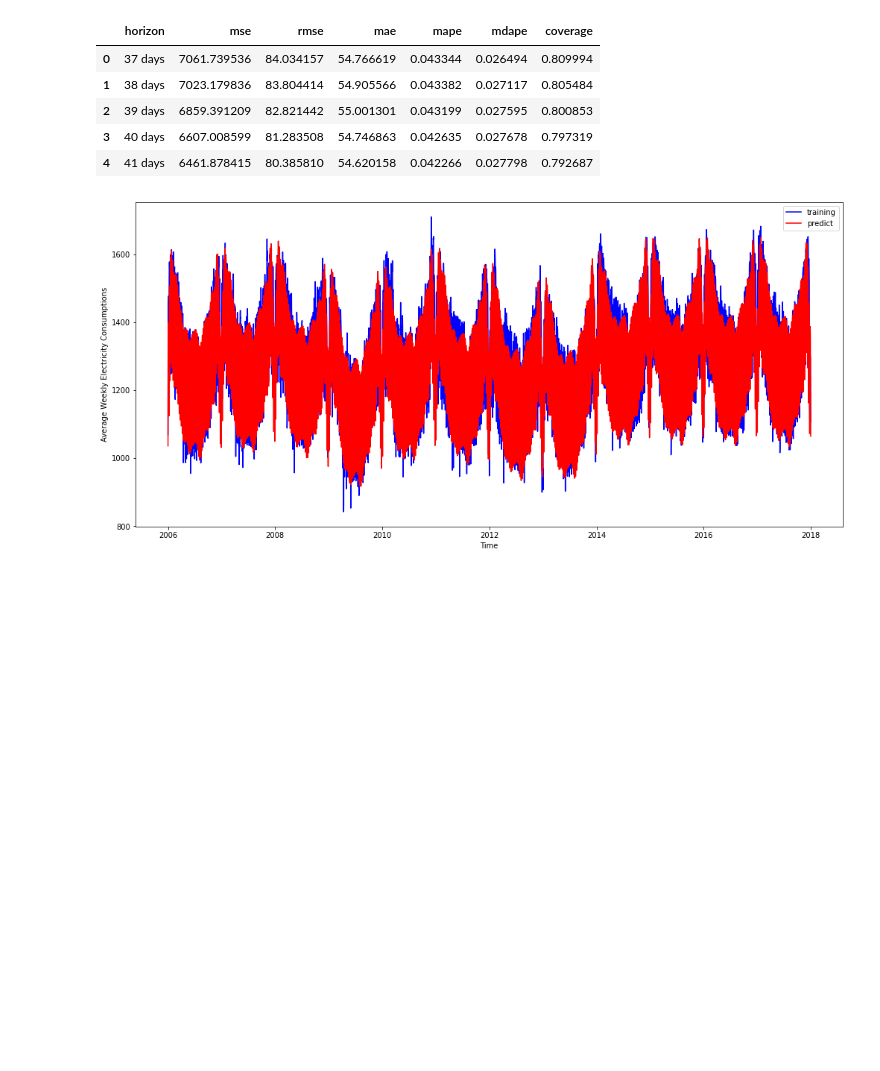
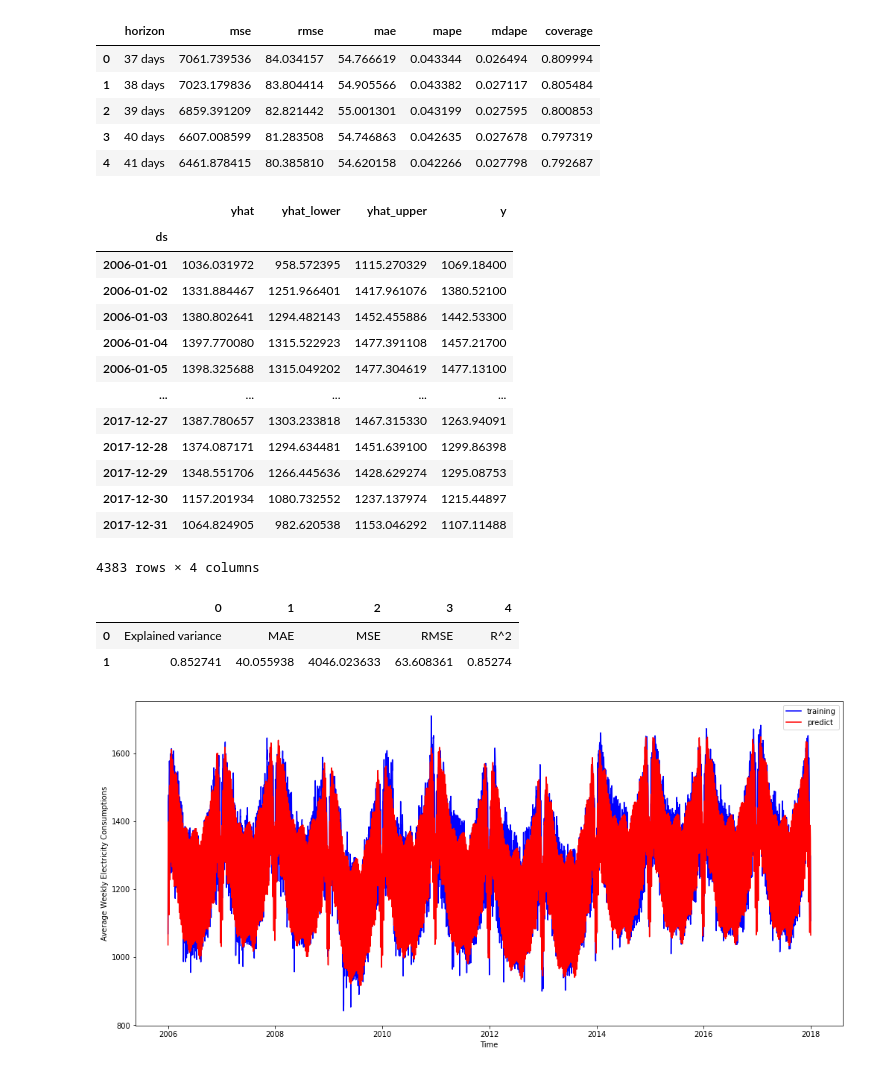
Before and after one commit to angeloken/Riset-I-smile, a Jupyter notebook: riset_prediksi_listrik_ver_1.ipynb, the cells around one changed output. Saved outputs shown, nothing was run; the diff lists cells and outputs as text; code cells hidden in the pictures; blank space fills up the shorter version.

```diff
--- a/riset_prediksi_listrik_ver_1.ipynb
+++ b/riset_prediksi_listrik_ver_1.ipynb
@@ -316,0 +320,2 @@ cmp_df.tail()
+# %%
+ cmp_df =scaler.inverse_transform(cmp_df)
@@ -354,6 +369,38 @@ df_p.head()
 | 2 | 39 days | 6859.391209 | 82.821442 | 55.001301 | 0.043199 | 0.027595 | 0.800853 |
 | 3 | 40 days | 6607.008599 | 81.283508 | 54.746863 | 0.042635 | 0.027678 | 0.797319 |
 | 4 | 41 days | 6461.878415 | 80.385810 | 54.620158 | 0.042266 | 0.027798 | 0.792687 |
+# %%
+cmp_df
+# %% [output]
+|  | yhat | yhat_lower | yhat_upper | y |
+| ds |  |  |  |  |
+| 2006-01-01 | 1036.031972 | 958.572395 | 1115.270329 | 1069.18400 |
+| 2006-01-02 | 1331.884467 | 1251.966401 | 1417.961076 | 1380.52100 |
+| 2006-01-03 | 1380.802641 | 1294.482143 | 1452.455886 | 1442.53300 |
+| 2006-01-04 | 1397.770080 | 1315.522923 | 1477.391108 | 1457.21700 |
+| 2006-01-05 | 1398.325688 | 1315.049202 | 1477.304619 | 1477.13100 |
+| ... | ... | ... | ... | ... |
+| 2017-12-27 | 1387.780657 | 1303.233818 | 1467.315330 | 1263.94091 |
+| 2017-12-28 | 1374.087171 | 1294.634481 | 1451.639100 | 1299.86398 |
+| 2017-12-29 | 1348.551706 | 1266.445636 | 1428.629274 | 1295.08753 |
+| 2017-12-30 | 1157.201934 | 1080.732552 | 1237.137974 | 1215.44897 |
+| 2017-12-31 | 1064.824905 | 982.620538 | 1153.046292 | 1107.11488 |
+4383 rows × 4 columns
+# %%
+var=explained_variance_score(cmp_df['y'], cmp_df['yhat'])
+
+mae=mean_absolute_error(cmp_df['y'], cmp_df['yhat'])
+mse=mean_squared_error (cmp_df['y'], cmp_df['yhat'])
+rmse=np.sqrt(mse)
+r2=r2_score(cmp_df['y'], cmp_df['yhat'])
+metric=[var,mae,mse,rmse,r2]
+evaluate=['Explained variance','MAE','MSE','RMSE','R^2']
+performance_evaluate=pd.DataFrame([evaluate,metric])
+performance_evaluate
+# %% [output]
+|  | 0 | 1 | 2 | 3 | 4 |
+| 0 | Explained variance | MAE | MSE | RMSE | R^2 |
+| 1 | 0.852741 | 40.055938 | 4046.023633 | 63.608361 | 0.85274 |
 # %%
 plt.figure(figsize=(17, 8))
 plt.plot(cmp_df['y'],label='training',c='b')
```
Also changed, not shown: parts of 9 cells of this notebook.
